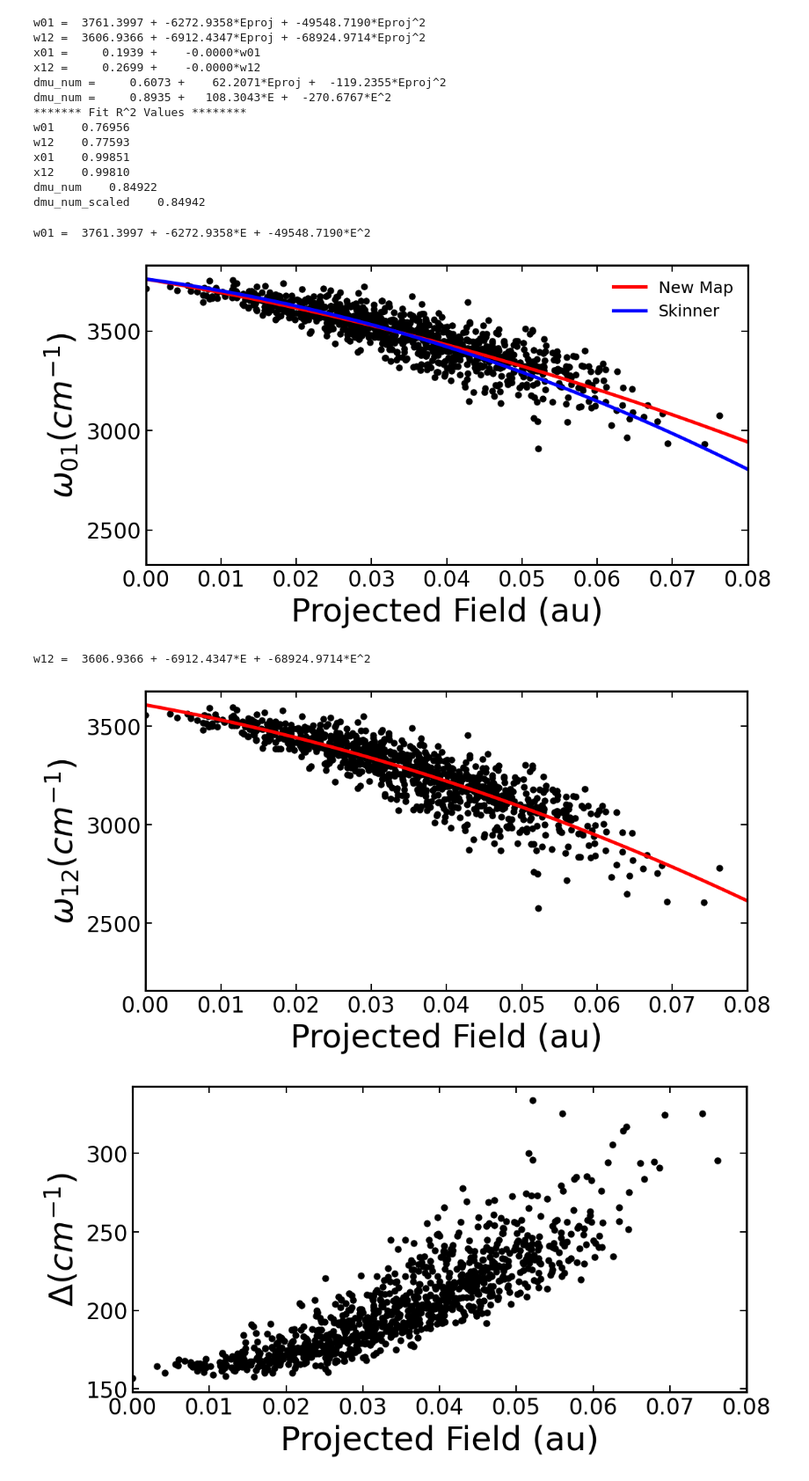
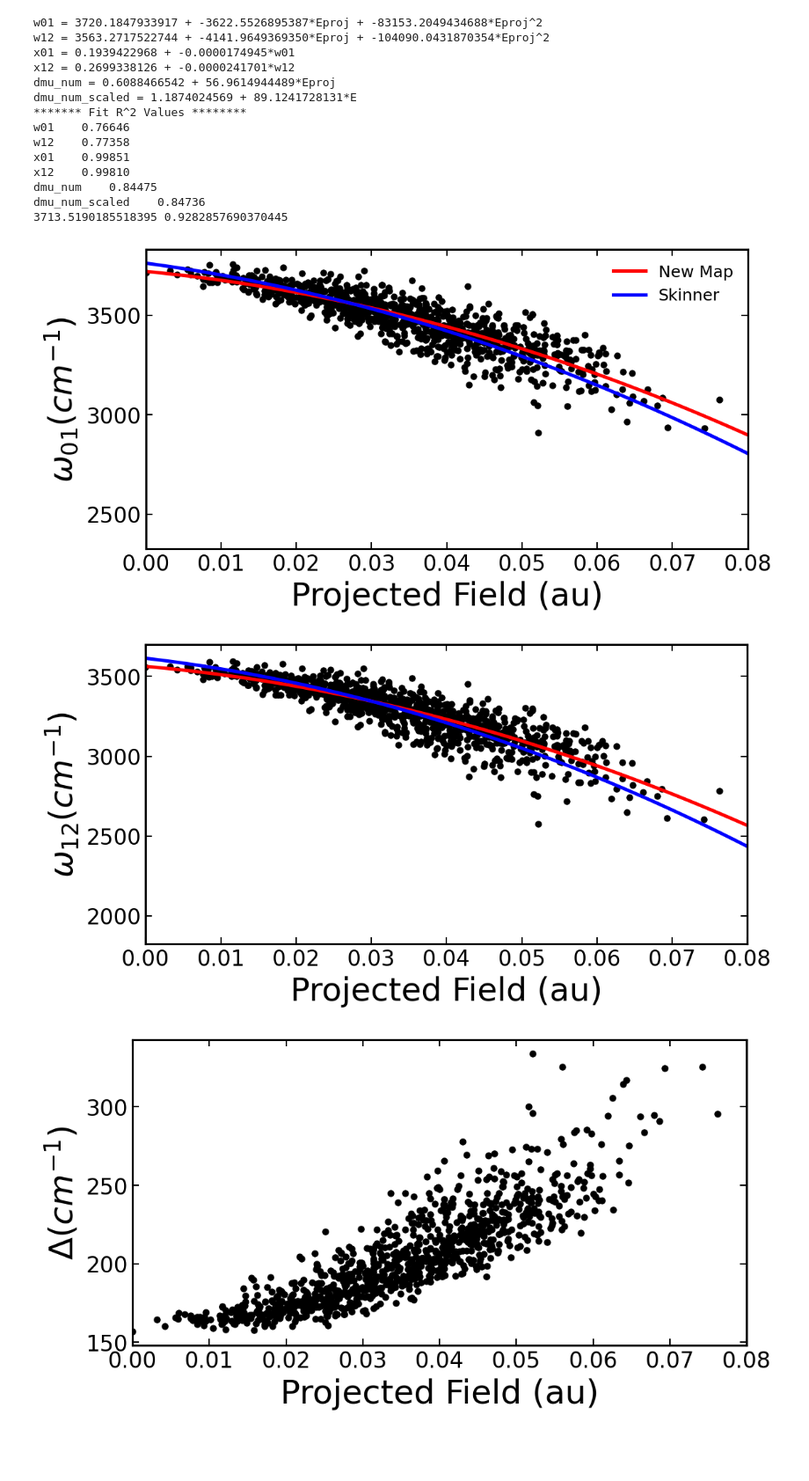
Before and after one commit to piskuliche/EmpiricalMapping, a Jupyter notebook: examples/empirical_map_plotting.ipynb, the cells around one changed output. Shown at 88% size. Drawn from its saved outputs; the diff is of its cells as text; code cells hidden in the pictures; blank space fills up the shorter version.

```diff
--- a/examples/empirical_map_plotting.ipynb
+++ b/examples/empirical_map_plotting.ipynb
@@ -35,29 +35,36 @@ rcParams['ytick.direction']="in"
 rcParams['svg.fonttype'] = 'none'
 # %%
 new_map = EmpiricalMap.load_self("example_maps/doh_d2o_gas.pckl")
-new_map.fit_full_empirical_map(order_omega=2, order_x=1)
+new_map.fit_full_empirical_map(order_omega=2, order_x=1, order_mu=1, sigma_pos=[-1])
 print("******* Fit R^2 Values ********")
 for key in new_map.map_fit_parameters.keys():
     print(f"{key:} {new_map.map_fit_parameters[key][2]:10.5f}")
+
+experimental_w01 = 3707
+print(new_map.w01[-1], new_map.w01[0]/experimental_w01)
+scale_factor = new_map.w01[0]/experimental_w01
 # %% [output]
-w01 =  3761.3997 + -6272.9358*Eproj + -49548.7190*Eproj^2
-w12 =  3606.9366 + -6912.4347*Eproj + -68924.9714*Eproj^2
-x01 =     0.1939 +    -0.0000*w01
-x12 =     0.2699 +    -0.0000*w12
-dmu_num =     0.6073 +    62.2071*Eproj +  -119.2355*Eproj^2
-dmu_num =     0.8935 +   108.3043*E +  -270.6767*E^2
+w01 = 3720.1847933917 + -3622.5526895387*Eproj + -83153.2049434688*Eproj^2
+w12 = 3563.2717522744 + -4141.9649369350*Eproj + -104090.0431870354*Eproj^2
+x01 = 0.1939422968 + -0.0000174945*w01
+x12 = 0.2699338126 + -0.0000241701*w12
+dmu_num = 0.6088466542 + 56.9614944489*Eproj
+dmu_num_scaled = 1.1874024569 + 89.1241728131*E
 ******* Fit R^2 Values ********
-w01    0.76956
-w12    0.77593
+w01    0.76646
+w12    0.77358
 x01    0.99851
 x12    0.99810
-dmu_num    0.84922
-dmu_num_scaled    0.84942
+dmu_num    0.84475
+dmu_num_scaled    0.84736
+3713.5190185518395 0.9282857690370445
 # %%
-poly, popt, pcov = new_map.fit_attribute_of_map("w01", 2)
+popt, pcov, r2 = new_map.map_fit_parameters['w01']
+poly = mu_fit_selector(2)
+
 evals = np.linspace(0.0, 0.10, 100)
 yvalues = poly(evals, *popt)
-skinner = poly(evals, 3762, -5060, -86225)
+skinner = poly(evals, 3761.6, -5060.4, -86225)
 
 fig = plt.figure(figsize=(8,4),dpi=150)
 plt.scatter(new_map.Eproj, new_map.w01, c='black')
@@ -69,23 +76,23 @@ plt.legend(frameon=False)
 plt.xlim(0, 0.08)
 plt.show()
 # %% [output]
-w01 =  3761.3997 + -6272.9358*E + -49548.7190*E^2
-[figure, old version]
+[figure, new version]
 # %%
-poly, popt, pcov = new_map.fit_attribute_of_map("w12", 2)
+popt, pcov, r2 = new_map.map_fit_parameters['w12']
+poly = mu_fit_selector(2)
 evals = np.linspace(0.0, 0.10, 100)
 yvalues = poly(evals, *popt)
-
+skinner = poly(evals, 3614.1, -5493.7, -115670)
 fig = plt.figure(figsize=(8,4), dpi=150)
 plt.scatter(new_map.Eproj, new_map.w12, c='black')
 plt.plot(evals, yvalues, c='red')
+plt.plot(evals, skinner, c='blue')
 plt.xlabel("Projected Field (au)")
 plt.ylabel("$\omega_{12} (cm^{-1})$")
 plt.xlim(0, 0.08)
 plt.show()
 # %% [output]
-w12 =  3606.9366 + -6912.4347*E + -68924.9714*E^2
-[figure, old version]
+[figure, new version]
 # %%
 fig = plt.figure(figsize=(8,4),dpi=150)
 plt.scatter(new_map.Eproj, np.array(new_map.w01)-np.array(new_map.w12), c='black')
```
Also changed, not shown: parts of 2 cells of this notebook, 1 other file.
